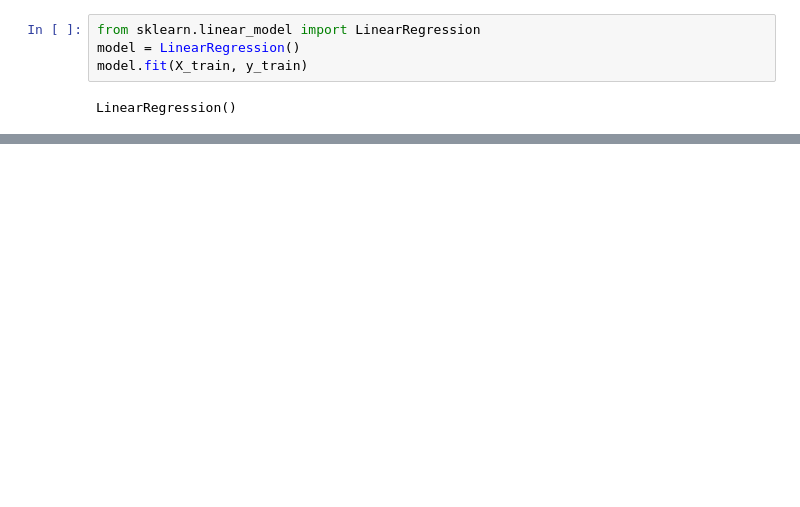
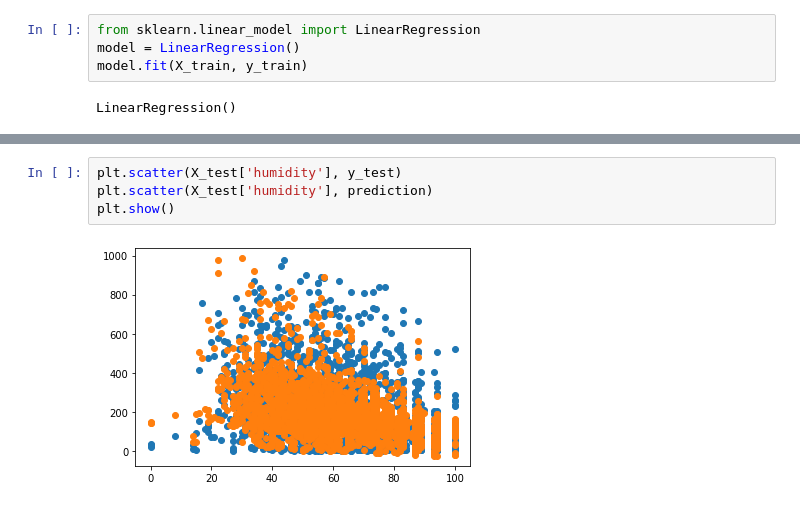
Before and after one commit to yeonseokChoe/2023-AIFFEL-QUEST, a Jupyter notebook: ExplorationQUEST01/Project2.ipynb, the cells around one changed output, grey strips where cells are left out. Saved outputs shown, nothing was run; the diff lists cells and outputs as text; blank space fills up the shorter version.

```diff
--- a/ExplorationQUEST01/Project2.ipynb
+++ b/ExplorationQUEST01/Project2.ipynb
@@ -55,0 +68,6 @@ model.
+# %%
+plt.scatter(X_test['humidity'], y_test)
+plt.scatter(X_test['humidity'], prediction)
+plt.show()
+# %% [output]
+[figure, added]
```
Also changed, not shown: parts of 7 cells of this notebook.
